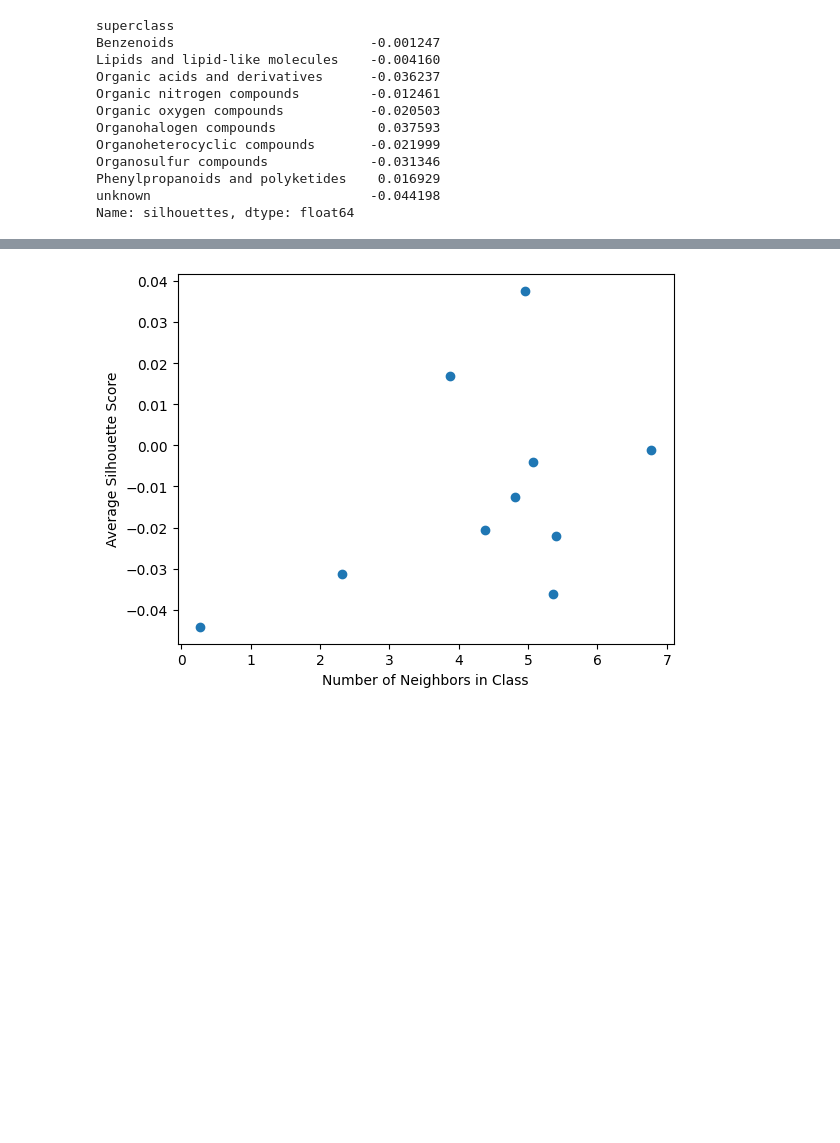
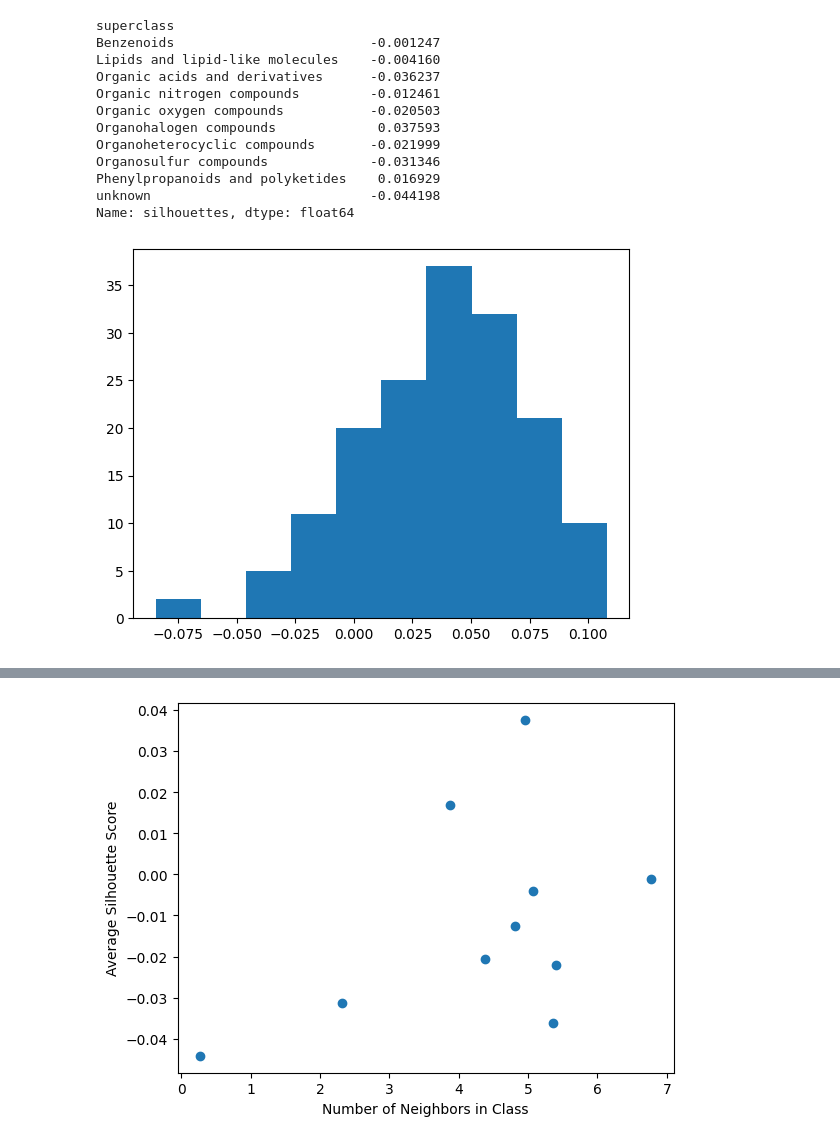
Before and after one commit to patlewig/genra-hybrid, a Jupyter notebook: notebooks/05-ajl-LD50_clusters.ipynb, the cells around one changed output, grey strips where cells are left out. Drawn from its saved outputs; the diff is of its cells as text; code cells hidden in the pictures; blank space fills up the shorter version.

```diff
--- a/notebooks/05-ajl-LD50_clusters.ipynb
+++ b/notebooks/05-ajl-LD50_clusters.ipynb
@@ -114,0 +121,5 @@ GenRAPredValueHybrid(hybrid_weights=[0, 100, 0, 0], metric='jaccard',
+# %%
+# Generate optimal fingerprint neighborhoods for each chemical
+opt_estimator = GenRAPredValueHybrid(metric = 'jaccard', slices = slices, n_neighbors=8, hybrid_weights=[22.58,59.59,11.08,6.75])
+opt_estimator.fit(data.iloc[:,1:-4], data.iloc[:, 0])
+opt_neighborhoods = opt_estimator.kneighbors( n_neighbors=8, return_distance=True)
@@ -115,3 +140,27 @@ GenRAPredValueHybrid(hybrid_weights=[0, 100, 0, 0], metric='jaccard',
+# %%
+#The following code will set the best_neighborhoods up to be compared to the other two, as they
+#are currently separated by superclass.
+import numpy as np
+
+superclass_counters = {}
+for superclass in data['superclass'].unique():
+    superclass_counters[superclass] = 0
+
+best_neighbors = []
+best_distances = []
+for x in range(len(data)):
+    superclass =  data.iloc[x].loc['superclass']
+    y_class = superclass_counters[superclass]
+    superclass_counters[superclass] += 1
+    if superclass in class_nbd_dict.keys():
+        best_neighbors.append(class_nbd_dict[superclass]['indices'][y_class])
+        best_distances.append(class_nbd_dict[superclass]['distances'][y_class])
+    else:
+        best_neighbors.append([False for _ in range(8)])
+        best_distances.append([False for _ in range(8)])
+best_neighbors = np.array(best_neighbors)
+best_distances = np.array(best_distances)
+best_neighborhoods = (best_distances, best_neighbors)
 # %%
 import numpy as np
 #Store neighborhood data in a few ways:
@@ -215,3 +427,7 @@ class_matrix.groupby('superclass').mean(numeric_only = True).loc[['Benzenoids',
 # %%
 #More repairs to data type
-data = data.astype({'neighbors_in_class': 'int', 'avg_nbd_dist':'float', 'std_nbd_dist':'float'})
+data = data.astype({'neighbors_in_class': 'int', 'avg_nbd_dist':'float', \
+    'std_nbd_dist':'float','opt_neighbors_in_class': 'int', \
+    'opt_avg_nbd_dist':'float', 'opt_std_nbd_dist':'float',\
+    'best_neighbors_in_class': 'int', 'best_avg_nbd_dist':'float',\
+    'best_std_nbd_dist':'float'})
@@ -218,6 +436,6 @@ data = data.astype({'neighbors_in_class': 'int', 'avg_nbd_dist':'float', 'std_nb
 # %%
 # This subview focuses in on the chemical classes which we've tested most extensively
-subview = data.loc[[data['superclass'][i] in ['Benzenoids',
+subview = data.loc[[data['superclass'].iloc[i] in ['Benzenoids',
  'Lipids and lipid-like molecules',
  'Organic acids and derivatives',
  'Organic nitrogen compounds',
@@ -291,3 +509,10 @@ Organosulfur compounds             -0.031346
 Phenylpropanoids and polyketides    0.016929
 unknown                            -0.044198
 Name: silhouettes, dtype: float64
+# %%
+import matplotlib.pyplot as plt
+
+plt.hist(subview.loc[subview['superclass']=='Organohalogen compounds']['silhouettes'])
+plt.show()
+# %% [output]
+[figure, added]
```
Also changed, not shown: parts of 29 cells of this notebook, 7 other files.
